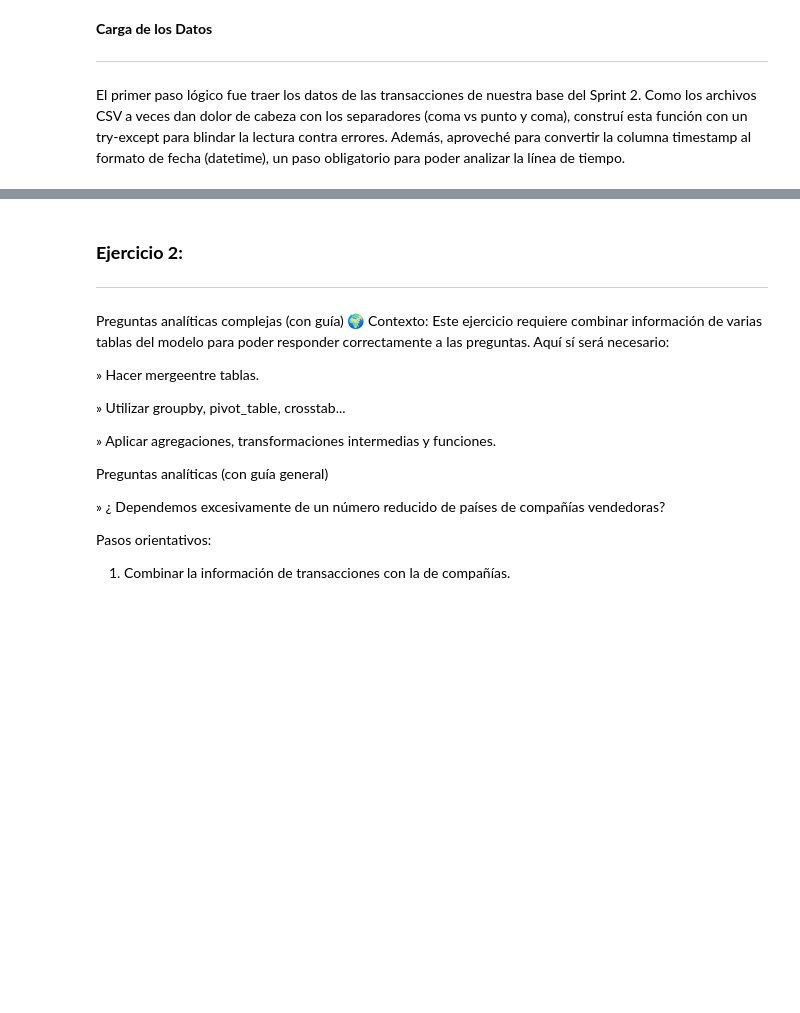
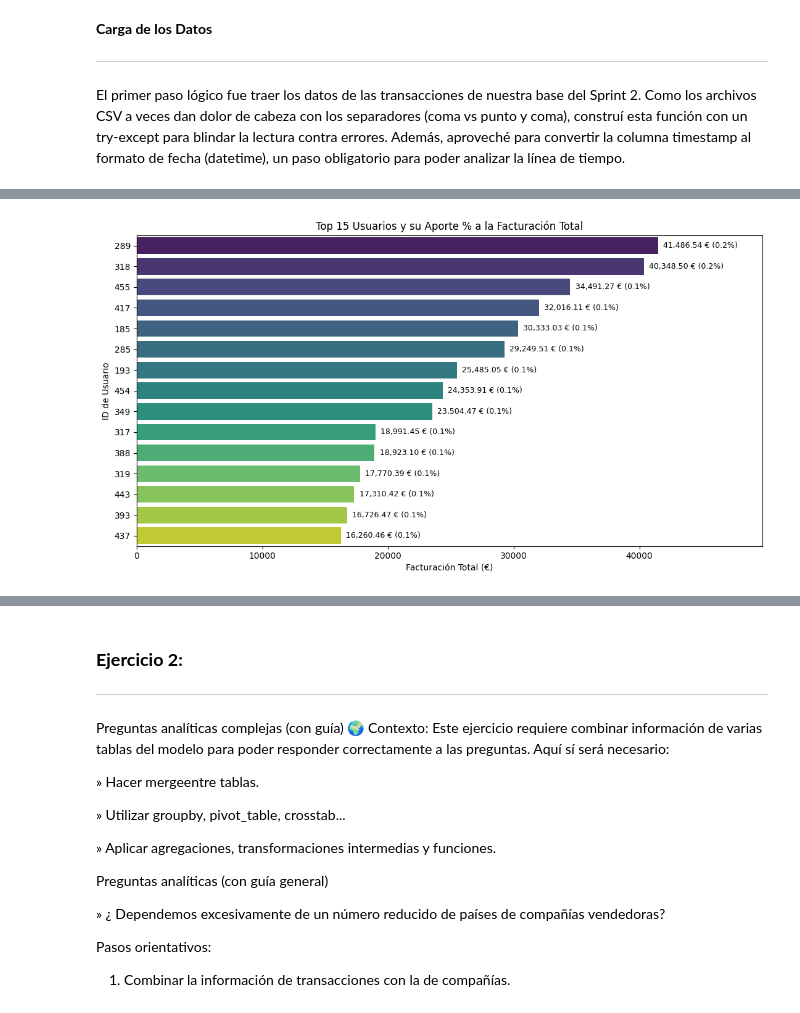
Before and after one commit to leoruggiero/Sprint-9-Visualizacion-Leonardo-Ruggiero, a Jupyter notebook: Sprint9-Visualizacion-LeonardoRuggiero.ipynb, the cells around one changed output, grey strips where cells are left out. Cells and saved outputs as stored; diff of their text form; code cells hidden in the pictures; blank space fills up the shorter version.

```diff
--- a/Sprint9-Visualizacion-LeonardoRuggiero.ipynb
+++ b/Sprint9-Visualizacion-LeonardoRuggiero.ipynb
@@ -131,0 +176,18 @@ if __name__ == '__main__':
+# %%
+total_facturacion = df_transaction['amount'].sum()
+top_users['pct_total'] = (top_users['amount'] / total_facturacion) * 100
+
+plt.figure(figsize=(11, 6))
+ax = sns.barplot(data=top_users, x='amount', y='user_id', palette='viridis', hue='user_id', legend=False)
+plt.title('Top 15 Usuarios y su Aporte % a la Facturación Total')
+plt.xlabel('Facturación Total (€)')
+plt.ylabel('ID de Usuario')
+plt.xlim(0, top_users['amount'].max() * 1.2)
+
+for i, row in top_users.iterrows():
+    ax.text(row['amount'] + (top_users['amount'].max() * 0.01), i, f"{row['amount']:,.2f} € ({row['pct_total']:.1f}%)", va='center', fontsize=9)
+
+plt.tight_layout()
+plt.show()
+# %% [output]
+[figure, added]
```
Also changed, not shown: parts of 58 cells of this notebook.
